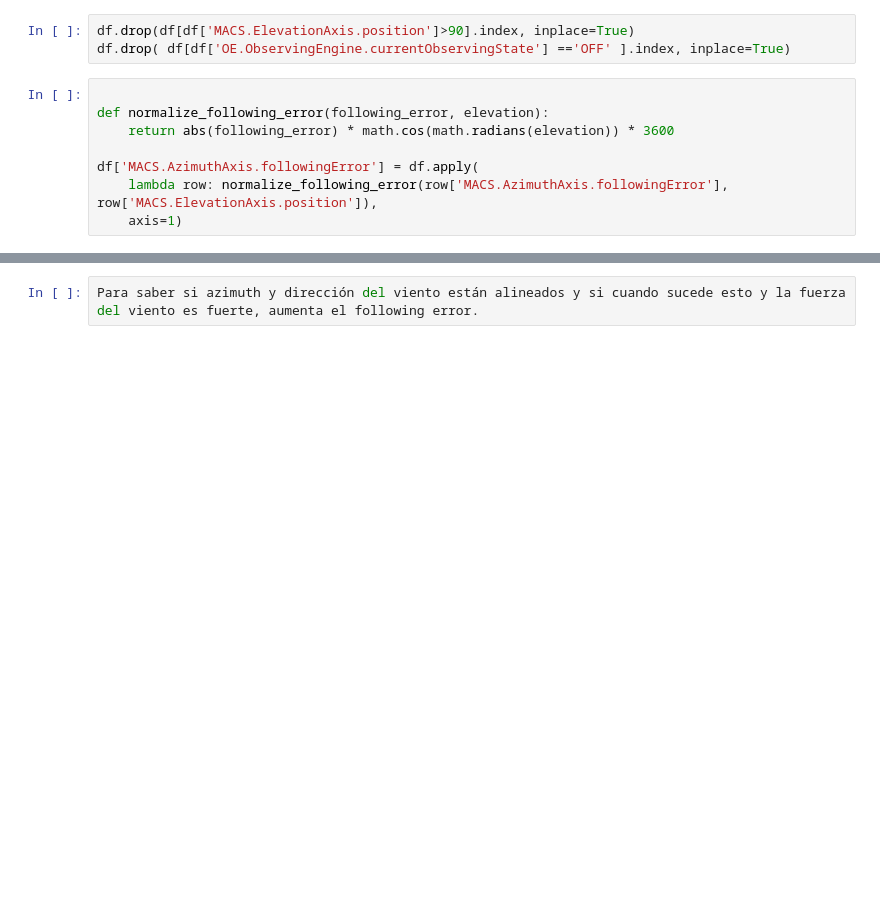
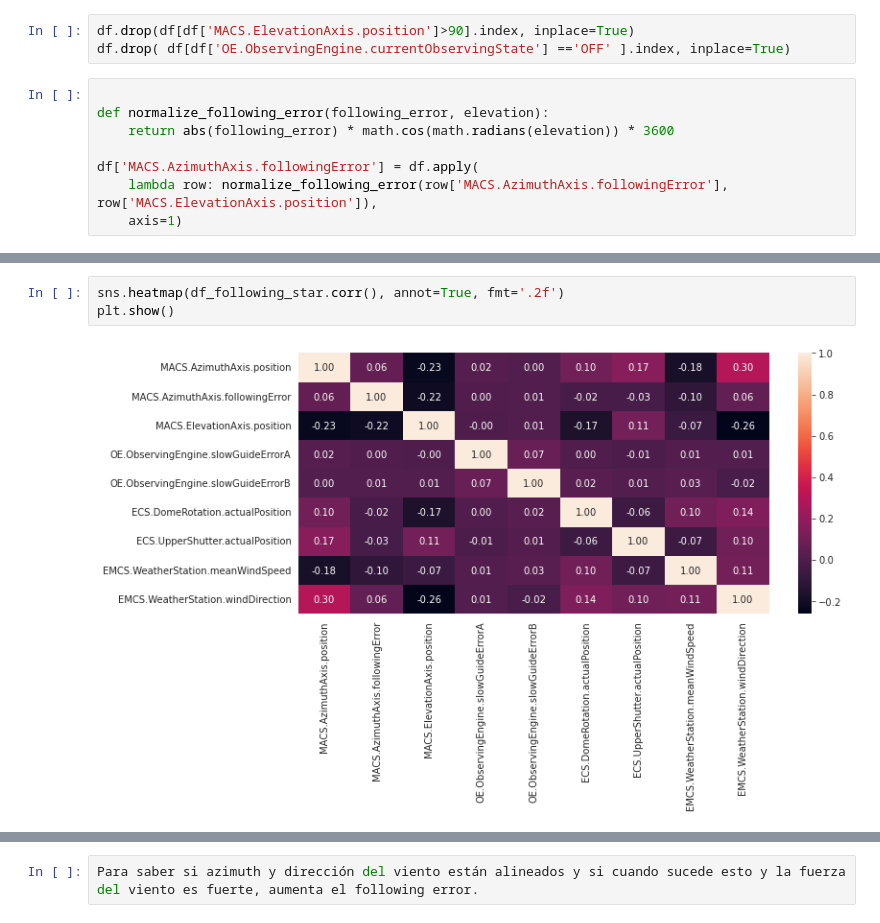
Before and after one commit to mahulo2009/DataScientistND_DataScienceBlogPost, a Jupyter notebook: Data Science Blog Post Following Error March 2022.ipynb, the cells around one changed output, grey strips where cells are left out. Drawn from its saved outputs; the diff is of its cells as text; blank space fills up the shorter version.

```diff
--- a/Data Science Blog Post Following Error March 2022.ipynb
+++ b/Data Science Blog Post Following Error March 2022.ipynb
@@ -94,0 +128,5 @@ df_following_star = df[( df['OE.ObservingEngine.currentObservingState'] =='TRACK
+# %%
+sns.heatmap(df_following_star.corr(), annot=True, fmt='.2f')
+plt.show()
+# %% [output]
+[figure, added]
```
Also changed, not shown: parts of 17 cells of this notebook.
